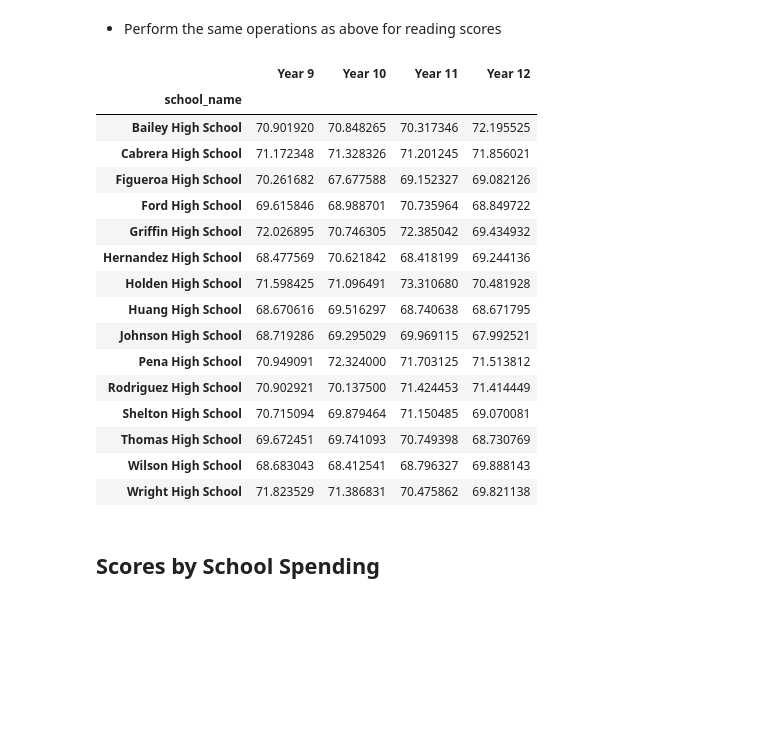
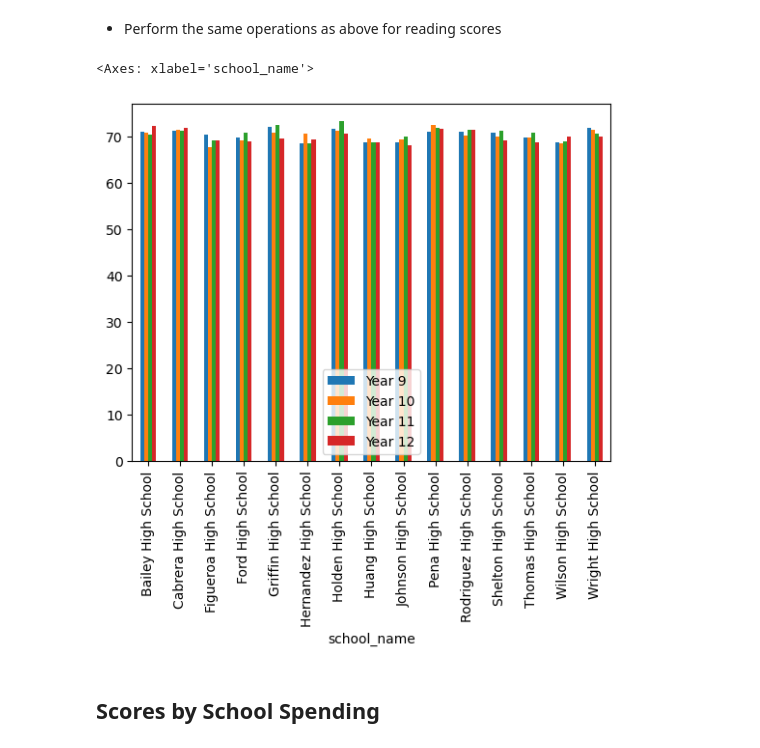
Before and after one commit to wrube/pandas-challenge, a Jupyter notebook: PyCitySchools/PyCitySchools.ipynb, the cells around one changed output. Saved outputs shown, nothing was run; the diff lists cells and outputs as text; code cells hidden in the pictures; blank space fills up the shorter version.

```diff
--- a/PyCitySchools/PyCitySchools.ipynb
+++ b/PyCitySchools/PyCitySchools.ipynb
@@ -369,29 +363,18 @@ maths_scores_by_year
 # %%
 start_year = 9
 end_year = 12
 
-avg_reading_by_year_and_school = [calculate_avg_school_results_by_year(school_data_complete, year, "reading").rename(f"Year {year}") \
+# list comprehension to calculate and store the average school marks for a maths
+avg_reading_by_year_and_school = [calculate_avg_school_results_by_year(school_data_complete, year, "reading") \
                                     for year in range(start_year, end_year + 1)]
+
+#create dataframe object with calculated average school marks
 reading_scores_by_year = pd.concat(avg_reading_by_year_and_school, axis=1)
-reading_scores_by_year
+
+reading_scores_by_year.plot.bar()
 # %% [output]
-|  | Year 9 | Year 10 | Year 11 | Year 12 |
-| school_name |  |  |  |  |
-| Bailey High School | 70.901920 | 70.848265 | 70.317346 | 72.195525 |
-| Cabrera High School | 71.172348 | 71.328326 | 71.201245 | 71.856021 |
-| Figueroa High School | 70.261682 | 67.677588 | 69.152327 | 69.082126 |
-| Ford High School | 69.615846 | 68.988701 | 70.735964 | 68.849722 |
-| Griffin High School | 72.026895 | 70.746305 | 72.385042 | 69.434932 |
-| Hernandez High School | 68.477569 | 70.621842 | 68.418199 | 69.244136 |
-| Holden High School | 71.598425 | 71.096491 | 73.310680 | 70.481928 |
-| Huang High School | 68.670616 | 69.516297 | 68.740638 | 68.671795 |
-| Johnson High School | 68.719286 | 69.295029 | 69.969115 | 67.992521 |
-| Pena High School | 70.949091 | 72.324000 | 71.703125 | 71.513812 |
-| Rodriguez High School | 70.902921 | 70.137500 | 71.424453 | 71.414449 |
-| Shelton High School | 70.715094 | 69.879464 | 71.150485 | 69.070081 |
-| Thomas High School | 69.672451 | 69.741093 | 70.749398 | 68.730769 |
-| Wilson High School | 68.683043 | 68.412541 | 68.796327 | 69.888143 |
-| Wright High School | 71.823529 | 71.386831 | 70.475862 | 69.821138 |
+<Axes: xlabel='school_name'>
+[figure, added]
 # %% [markdown]
 ## Scores by School Spending
 # %% [markdown]
```
Also changed, not shown: parts of 7 cells of this notebook, 9 other files.
